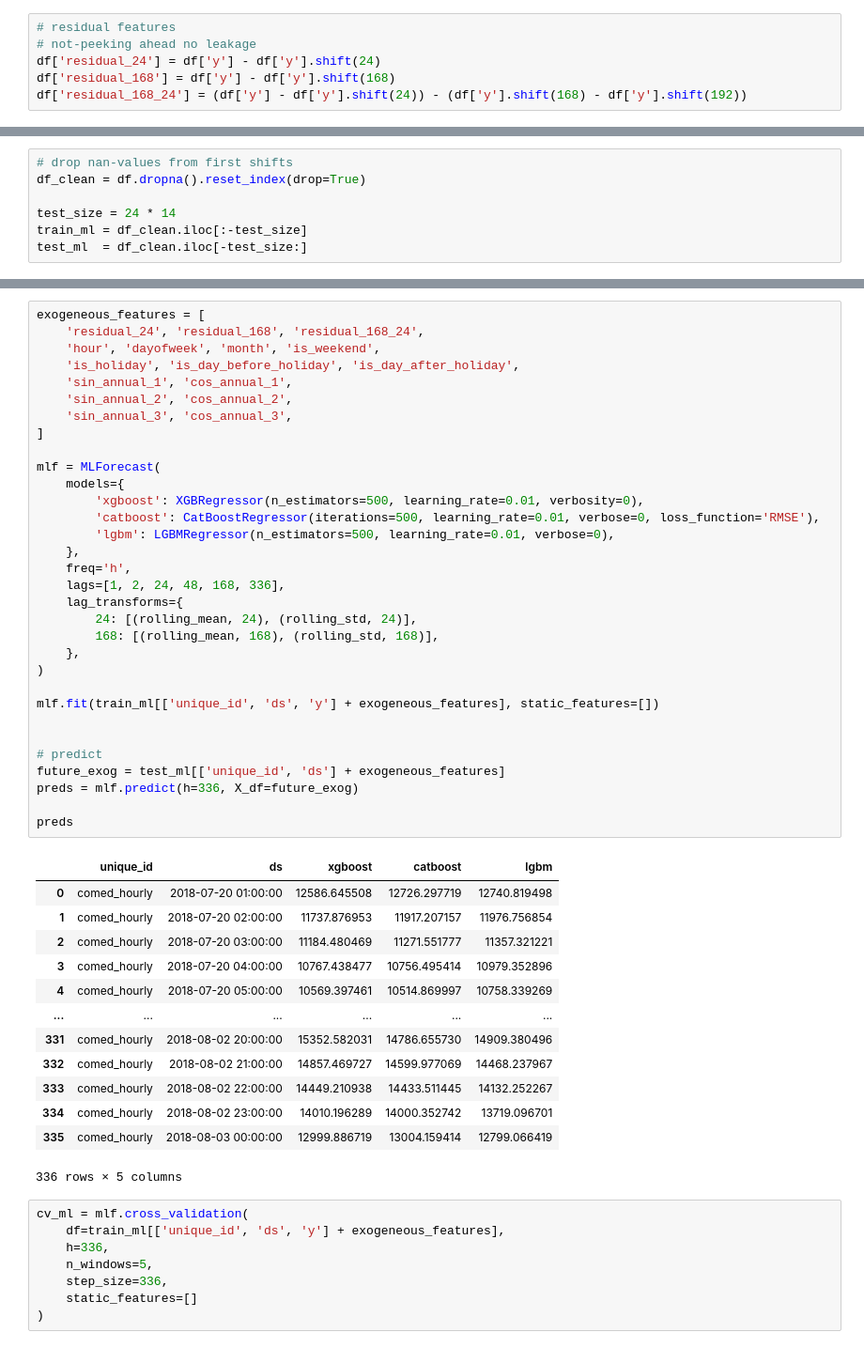
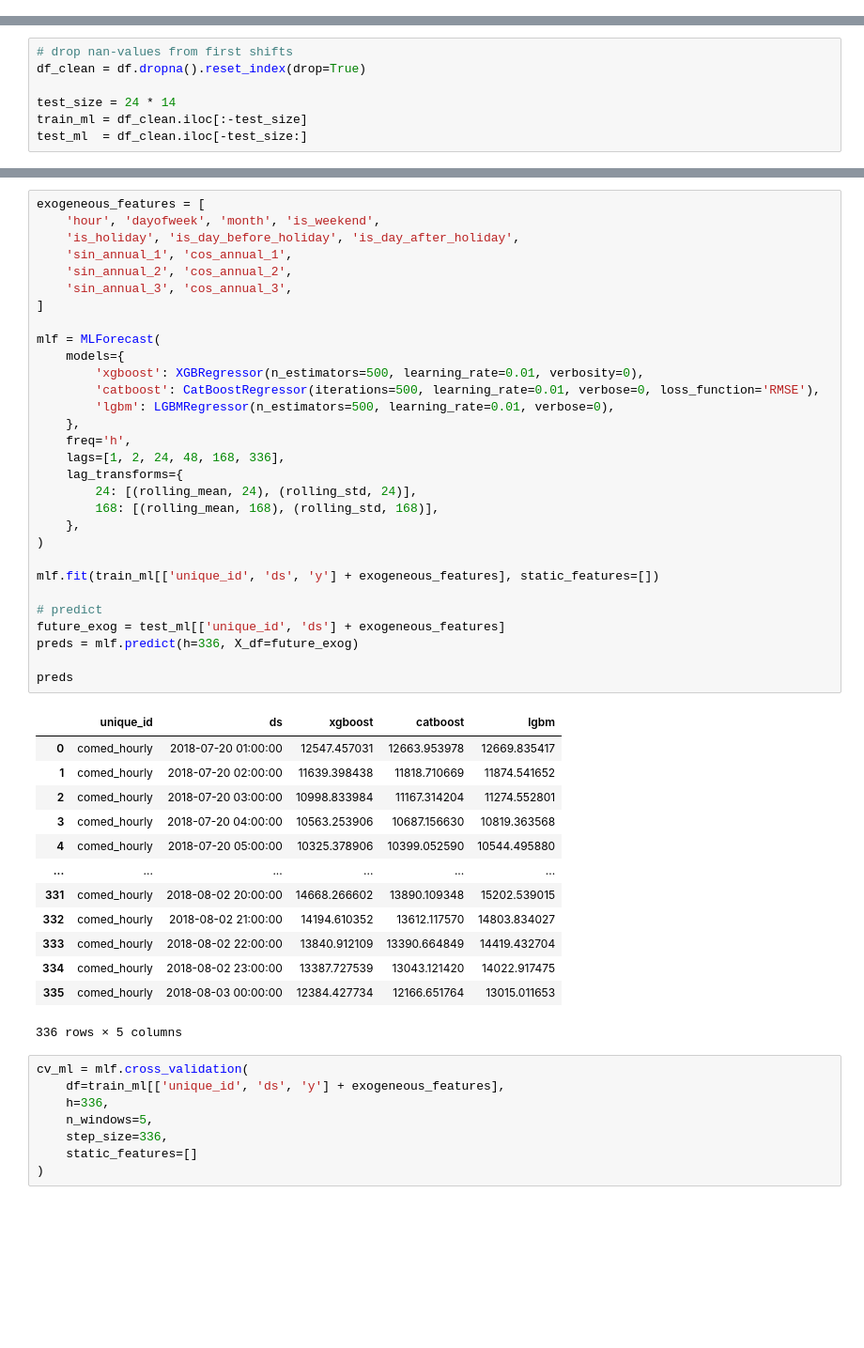
Before and after one commit to Nye1nChanSoe/time-series-analysis, a Jupyter notebook: electricity-consumption/commonwealth_edison_ml.ipynb, the cells around one changed output, grey strips where cells are left out. Shown at 94% size. Saved outputs shown, nothing was run; the diff lists cells and outputs as text; blank space fills up the shorter version.

```diff
--- a/electricity-consumption/commonwealth_edison_ml.ipynb
+++ b/electricity-consumption/commonwealth_edison_ml.ipynb
@@ -145,12 +145,6 @@ List of features that will be added
 - Rolling statistics 24, 168
 - Calendar Features
 - Fourier terms - optional
-# %%
-# residual features
-# not-peeking ahead no leakage
-df['residual_24'] = df['y'] - df['y'].shift(24)
-df['residual_168'] = df['y'] - df['y'].shift(168)
-df['residual_168_24'] = (df['y'] - df['y'].shift(24)) - (df['y'].shift(168) - df['y'].shift(192))
 # %%
 # calendar features
 df['hour'] = df['ds'].dt.hour
@@ -191,48 +176,46 @@ test_ml.head()
 # %%
 exogeneous_features = [
-    'residual_24', 'residual_168', 'residual_168_24',
     'hour', 'dayofweek', 'month', 'is_weekend',
     'is_holiday', 'is_day_before_holiday', 'is_day_after_holiday',
     'sin_annual_1', 'cos_annual_1',
     'sin_annual_2', 'cos_annual_2',
     'sin_annual_3', 'cos_annual_3',
 ]
 
 mlf = MLForecast(
     models={
         'xgboost': XGBRegressor(n_estimators=500, learning_rate=0.01, verbosity=0),
         'catboost': CatBoostRegressor(iterations=500, learning_rate=0.01, verbose=0, loss_function='RMSE'),
         'lgbm': LGBMRegressor(n_estimators=500, learning_rate=0.01, verbose=0),
     },
     freq='h',
     lags=[1, 2, 24, 48, 168, 336],
     lag_transforms={
         24: [(rolling_mean, 24), (rolling_std, 24)],
         168: [(rolling_mean, 168), (rolling_std, 168)],
     },
 )
 
 mlf.fit(train_ml[['unique_id', 'ds', 'y'] + exogeneous_features], static_features=[])
 
-
 # predict
 future_exog = test_ml[['unique_id', 'ds'] + exogeneous_features]
 preds = mlf.predict(h=336, X_df=future_exog)
 
 preds
 # %% [output]
 |  | unique_id | ds | xgboost | catboost | lgbm |
-| 0 | comed_hourly | 2018-07-20 01:00:00 | 12586.645508 | 12726.297719 | 12740.819498 |
-| 1 | comed_hourly | 2018-07-20 02:00:00 | 11737.876953 | 11917.207157 | 11976.756854 |
-| 2 | comed_hourly | 2018-07-20 03:00:00 | 11184.480469 | 11271.551777 | 11357.321221 |
-| 3 | comed_hourly | 2018-07-20 04:00:00 | 10767.438477 | 10756.495414 | 10979.352896 |
-| 4 | comed_hourly | 2018-07-20 05:00:00 | 10569.397461 | 10514.869997 | 10758.339269 |
+| 0 | comed_hourly | 2018-07-20 01:00:00 | 12547.457031 | 12663.953978 | 12669.835417 |
+| 1 | comed_hourly | 2018-07-20 02:00:00 | 11639.398438 | 11818.710669 | 11874.541652 |
+| 2 | comed_hourly | 2018-07-20 03:00:00 | 10998.833984 | 11167.314204 | 11274.552801 |
+| 3 | comed_hourly | 2018-07-20 04:00:00 | 10563.253906 | 10687.156630 | 10819.363568 |
+| 4 | comed_hourly | 2018-07-20 05:00:00 | 10325.378906 | 10399.052590 | 10544.495880 |
 | ... | ... | ... | ... | ... | ... |
-| 331 | comed_hourly | 2018-08-02 20:00:00 | 15352.582031 | 14786.655730 | 14909.380496 |
-| 332 | comed_hourly | 2018-08-02 21:00:00 | 14857.469727 | 14599.977069 | 14468.237967 |
-| 333 | comed_hourly | 2018-08-02 22:00:00 | 14449.210938 | 14433.511445 | 14132.252267 |
-| 334 | comed_hourly | 2018-08-02 23:00:00 | 14010.196289 | 14000.352742 | 13719.096701 |
-| 335 | comed_hourly | 2018-08-03 00:00:00 | 12999.886719 | 13004.159414 | 12799.066419 |
+| 331 | comed_hourly | 2018-08-02 20:00:00 | 14668.266602 | 13890.109348 | 15202.539015 |
+| 332 | comed_hourly | 2018-08-02 21:00:00 | 14194.610352 | 13612.117570 | 14803.834027 |
+| 333 | comed_hourly | 2018-08-02 22:00:00 | 13840.912109 | 13390.664849 | 14419.432704 |
+| 334 | comed_hourly | 2018-08-02 23:00:00 | 13387.727539 | 13043.121420 | 14022.917475 |
+| 335 | comed_hourly | 2018-08-03 00:00:00 | 12384.427734 | 12166.651764 | 13015.011653 |
 336 rows × 5 columns
 # %%
 cv_ml = mlf.cross_validation(
```
Also changed, not shown: parts of 18 cells of this notebook, 2 other files.
